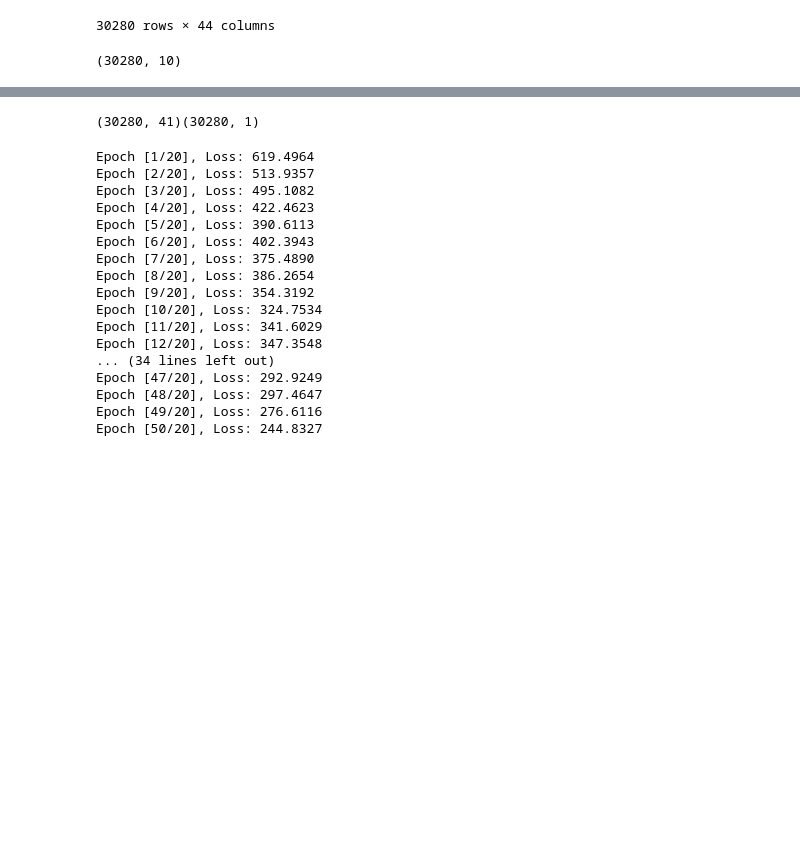
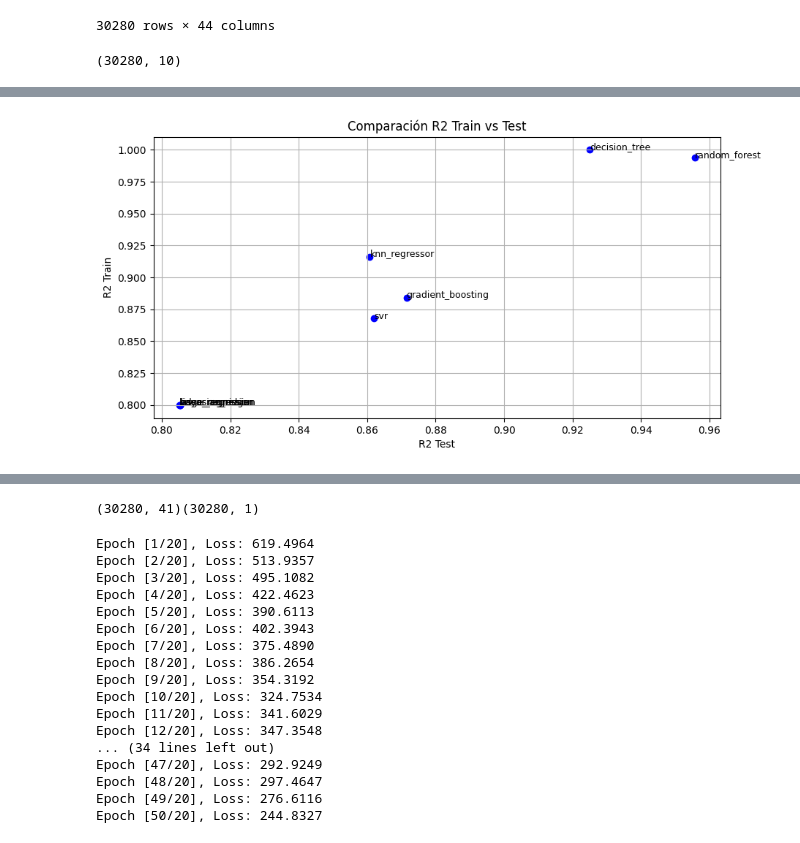
Before and after one commit to LLAES07/seatle, a Jupyter notebook: Notebooks/Proyecto.ipynb, the cells around one changed output, grey strips where cells are left out. Saved outputs shown, nothing was run; the diff lists cells and outputs as text; code cells hidden in the pictures; blank space fills up the shorter version.

```diff
--- a/Notebooks/Proyecto.ipynb
+++ b/Notebooks/Proyecto.ipynb
@@ -944,3 +967,17 @@ print(r2_score_train, 'train')
+# %%
+import matplotlib.pyplot as plt
+
+plt.figure(figsize=(10, 5))
+plt.scatter(r2_score_test.values(), r2_score_train.values(), c='blue')
+for name in r2_score_test:
+    plt.text(r2_score_test[name], r2_score_train[name], name, fontsize=9)
+plt.xlabel('R2 Test')
+plt.ylabel('R2 Train')
+plt.title('Comparación R2 Train vs Test')
+plt.grid(True)
+plt.show()
+# %% [output]
+[figure, added]
 # %%
 import pandas as pd
 import matplotlib.pyplot as plt
```
Also changed, not shown: parts of 7 cells of this notebook.
